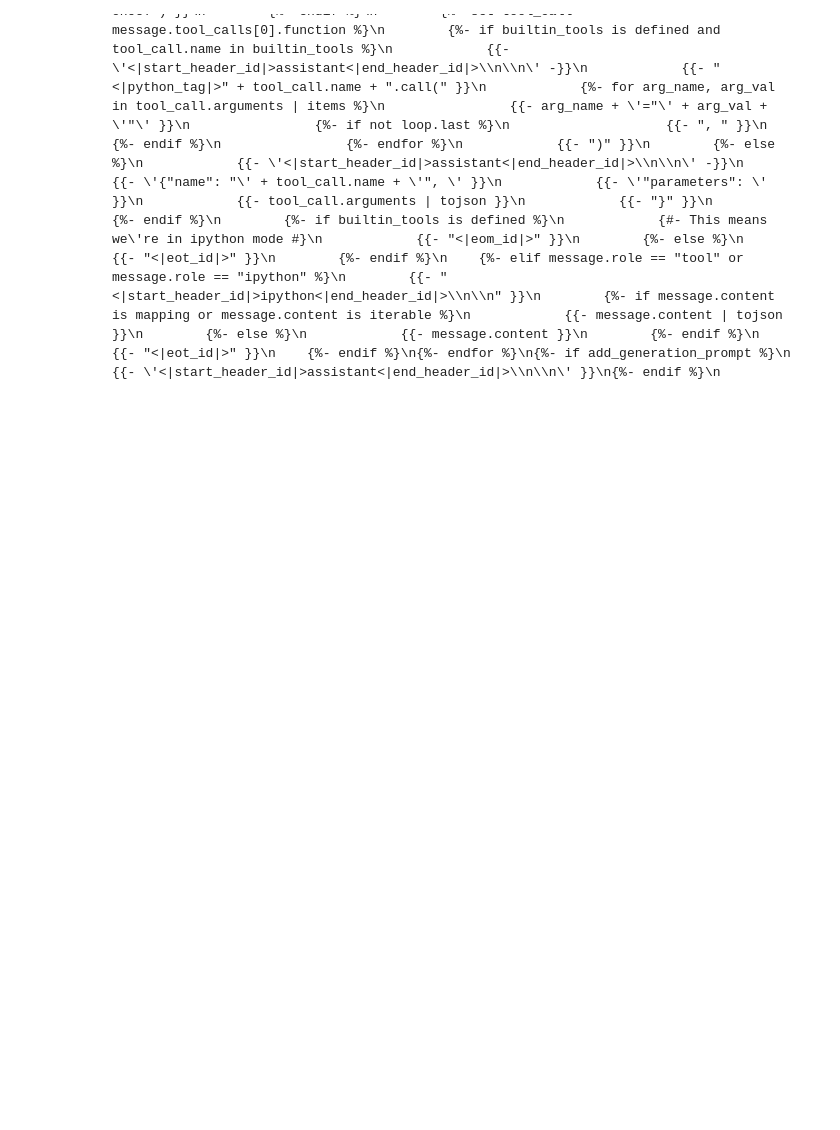
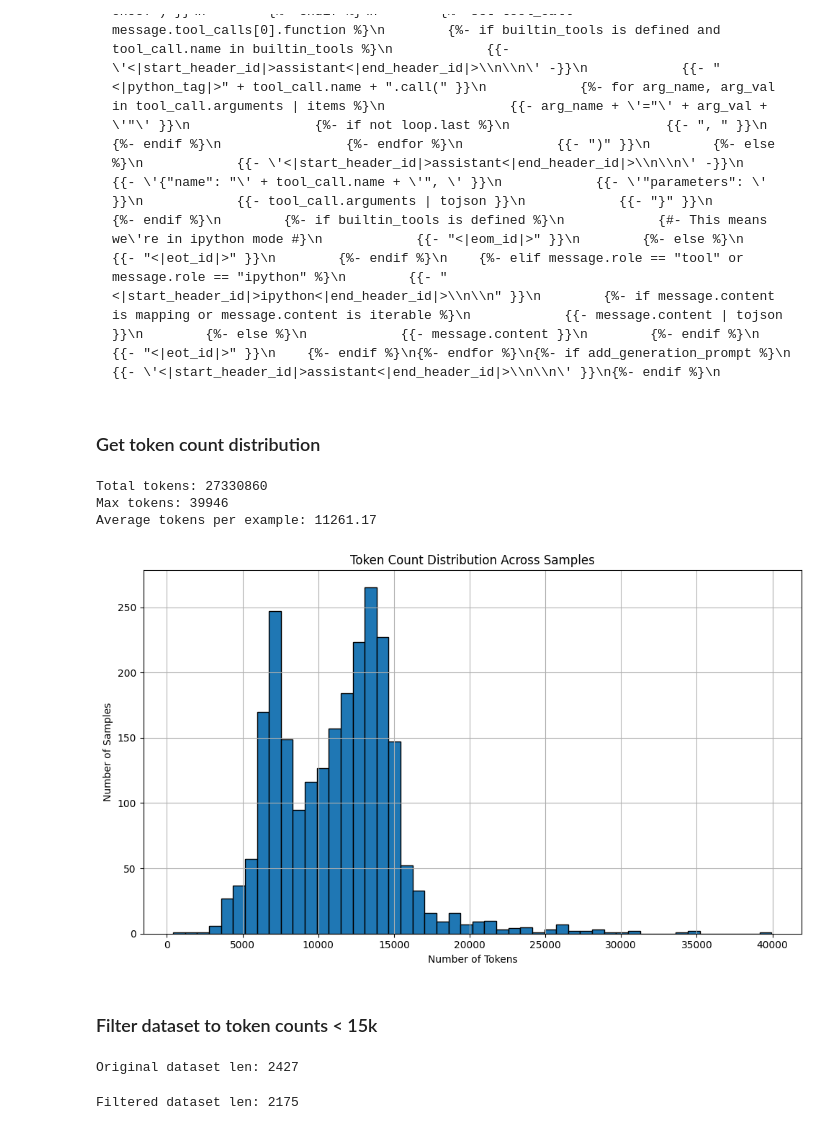
Before and after one commit to skyien-z/llms-for-oral-arguments, a Jupyter notebook: finetune/data_prep_scripts/script_prep_data_for_finetuning_dialogue_style.ipynb, the cells around one changed output. Saved outputs shown, nothing was run; the diff lists cells and outputs as text; code cells hidden in the pictures; blank space fills up the shorter version.

Commit message:
update ft script and add model uploading to hf script

````diff
--- a/finetune/data_prep_scripts/script_prep_data_for_finetuning_dialogue_style.ipynb
+++ b/finetune/data_prep_scripts/script_prep_data_for_finetuning_dialogue_style.ipynb
@@ -400,10 +339,10 @@ Something Justice Alito said in transcript.
 <|eot_id|>
 ``` -->
 # %%
-# ## Load the tokenizer from Huggingface (for LOCAL TESTING)
-# from transformers import AutoTokenizer
+## Load the tokenizer from Huggingface (for LOCAL TESTING)
+from transformers import AutoTokenizer
 
-# # MODEL_NAME = "meta-llama/Llama-3.2-3B-Instruct"
-# MODEL_NAME = "meta-llama/Llama-3.1-8B-Instruct"
-# tokenizer = AutoTokenizer.from_pretrained(MODEL_NAME)
+# MODEL_NAME = "meta-llama/Llama-3.2-3B-Instruct"
+MODEL_NAME = "meta-llama/Llama-3.1-8B-Instruct"
+tokenizer = AutoTokenizer.from_pretrained(MODEL_NAME)
 # %%
@@ -425,8 +364,13 @@ model, tokenizer = FastLanguageModel.from_pretrained(
 # %%
 from datasets import Dataset
 
-# Run code in previous section of notebook to generate dialogues
-dataset = Dataset.from_dict({"chat": dialogues})
+# Run cells in previous section to generate data_transcripts
+dialogues = [transcript["messages"] for transcript in data_transcripts]
+ids = [transcript["transcript_id"] for transcript in data_transcripts]
+dataset = Dataset.from_dict({
+    "chat": dialogues,
+    "transcript_id": ids
+})
 # %% [markdown]
 #### Apply Original Chat Template
 
@@ -474 +418,45 @@ For reference, original chat template for `unsloth/Meta-Llama-3.1-8B-Instruct-bn
 ```
+# %% [markdown]
+### Get token count distribution
+# %%
+def count_tokens(example):
+    tokens = tokenizer(example["formatted_chat"], return_length=True, add_special_tokens=False)
+    return {"num_tokens": tokens["length"][0]}
+
+# Add token count to each example
+dataset = dataset.map(count_tokens)
+# %%
+total_tokens = sum(dataset["num_tokens"])
+average_tokens = total_tokens / len(dataset)
+max = max(dataset["num_tokens"])
+
+print(f"Total tokens: {total_tokens}")
+print(f"Max tokens: {max}")
+print(f"Average tokens per example: {average_tokens:.2f}")
+# %% [output]
+Total tokens: 27330860
+Max tokens: 39946
+Average tokens per example: 11261.17
+# %%
+import matplotlib.pyplot as plt
+
+def plot_summary_stats(dataset):
+    token_counts = dataset["num_tokens"]
+    plt.figure(figsize=(10, 6))
+    plt.hist(token_counts, bins=50, edgecolor="black")
+    plt.title("Token Count Distribution Across Samples")
+    plt.xlabel("Number of Tokens")
+    plt.ylabel("Number of Samples")
+    plt.grid(True)
+    plt.tight_layout()
+    plt.show()
+# %%
+plot_summary_stats(dataset)
+# %% [output]
+[figure, added]
+# %% [markdown]
+### Filter dataset to token counts < 15k
+# %%
+print(f"Original dataset len: {len(dataset)}")
+# %% [output]
+Original dataset len: 2427
@@ -474,0 +466,4 @@ For reference, original chat template for `unsloth/Meta-Llama-3.1-8B-Instruct-bn
+# %%
+print(f"Filtered dataset len: {len(dataset)}")
+# %% [output]
+Filtered dataset len: 2175
````
Also changed, not shown: parts of 15 cells of this notebook, 4 other files.
